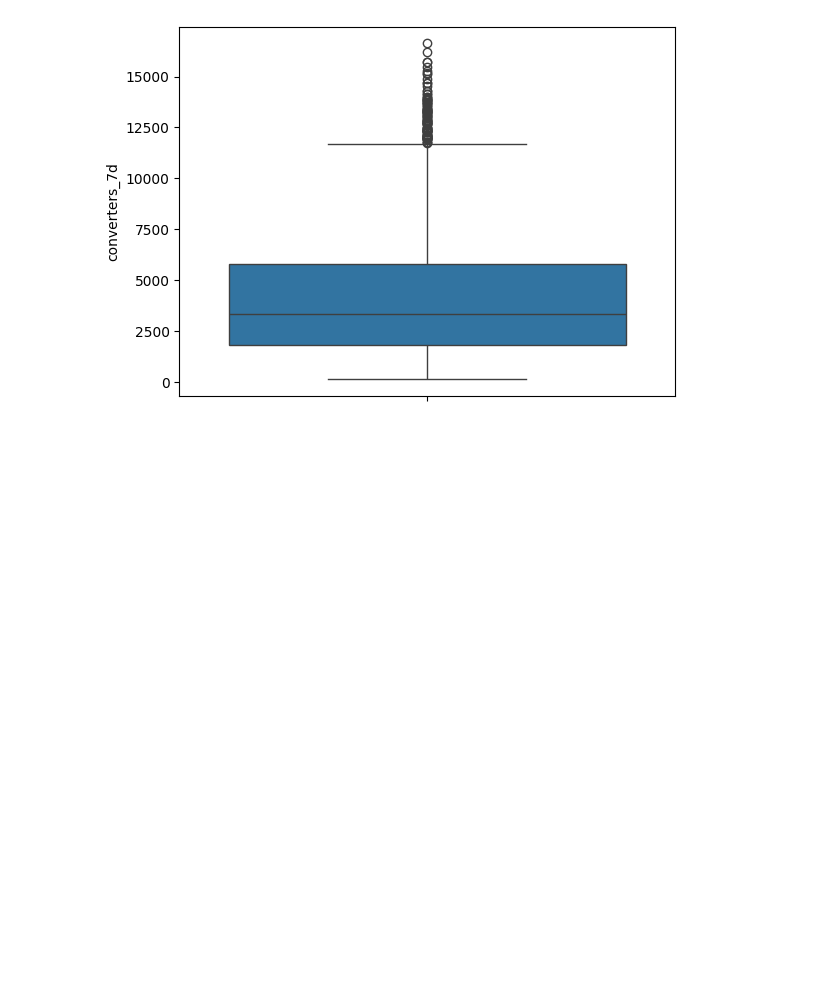
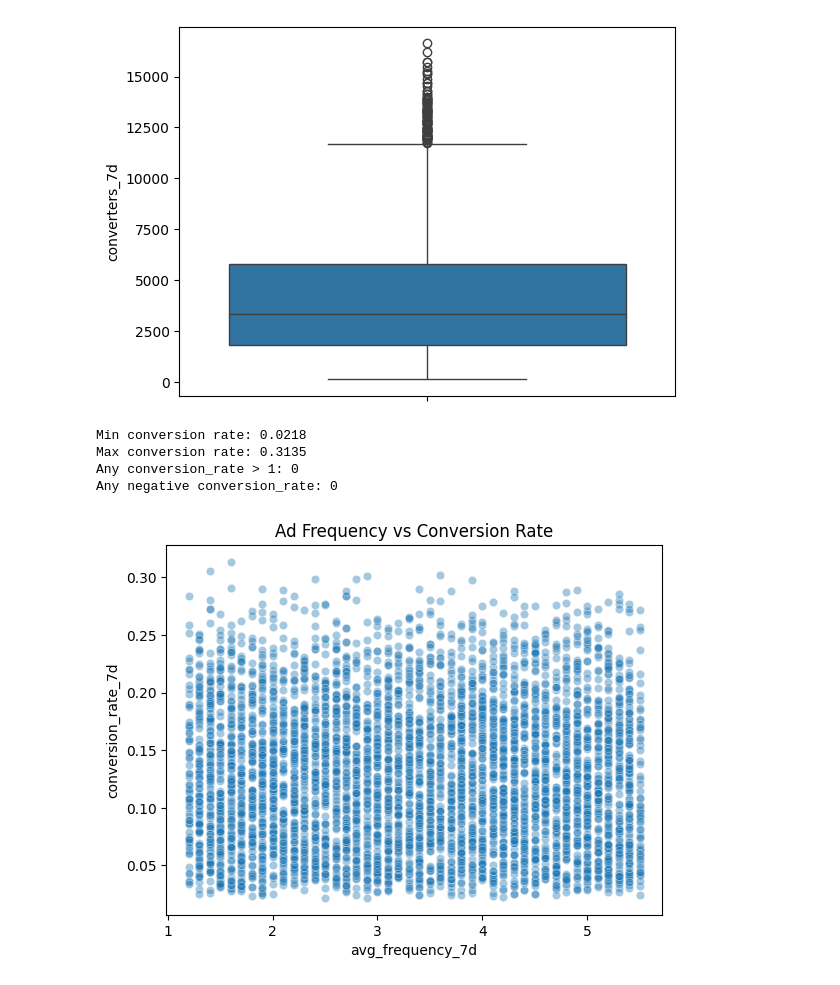
Before and after one commit to bharathkrishna711-lab/audience-conversion-propensity, a Jupyter notebook: notebooks/01_eda.ipynb, the cells around one changed output. Cells and saved outputs as stored; diff of their text form; code cells hidden in the pictures; blank space fills up the shorter version.

```diff
--- a/notebooks/01_eda.ipynb
+++ b/notebooks/01_eda.ipynb
@@ -146,3 +146,25 @@ sns.boxplot(df['converters_7d'])
 # %% [output]
 <Axes: ylabel='converters_7d'>
 [figure]
+# %%
+print("Min conversion rate:", df["conversion_rate_7d"].min())
+print("Max conversion rate:", df["conversion_rate_7d"].max())
+
+print("Any conversion_rate > 1:", (df["conversion_rate_7d"] > 1).sum())
+print("Any negative conversion_rate:", (df["conversion_rate_7d"] < 0).sum())
+# %% [output]
+Min conversion rate: 0.0218
+Max conversion rate: 0.3135
+Any conversion_rate > 1: 0
+Any negative conversion_rate: 0
+# %%
+sns.scatterplot(
+    x="avg_frequency_7d",
+    y="conversion_rate_7d",
+    data=df,
+    alpha=0.4
+)
+plt.title("Ad Frequency vs Conversion Rate")
+plt.show()
+# %% [output]
+[figure, added]
```
Also changed, not shown: parts of 6 cells of this notebook.
